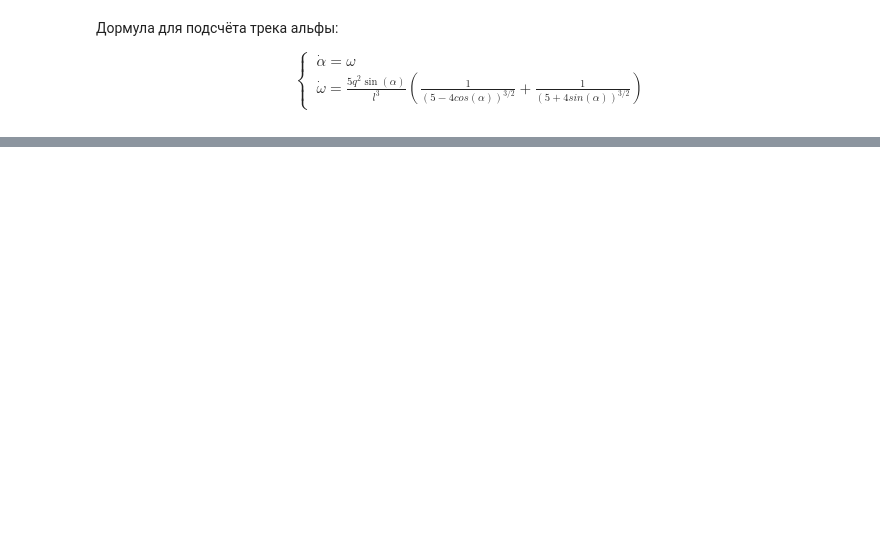
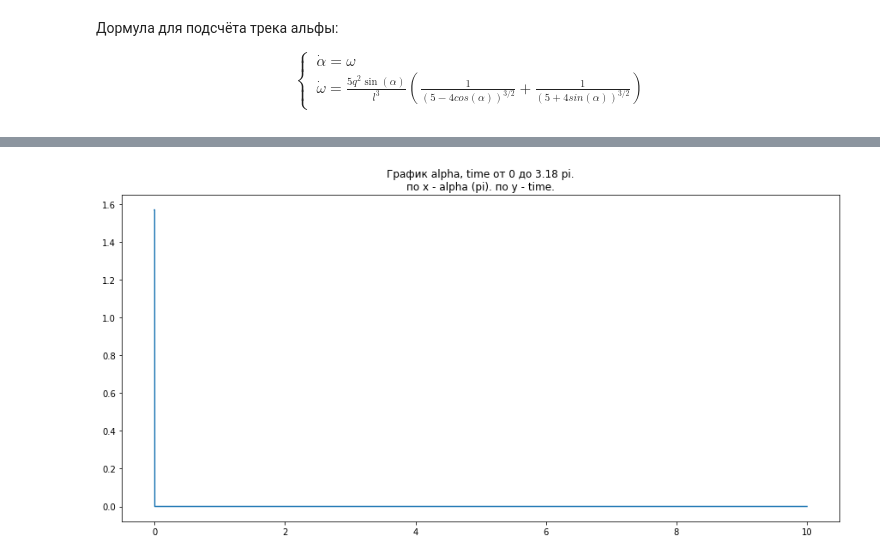
Before and after one commit to paantya/exoplanet-2017, a Jupyter notebook: el.ipynb, the cells around one changed output, grey strips where cells are left out. Saved outputs shown, nothing was run; the diff lists cells and outputs as text; code cells hidden in the pictures; blank space fills up the shorter version.

```diff
--- a/el.ipynb
+++ b/el.ipynb
@@ -81,0 +162,24 @@ Wall time: 2.06 s
+# %%
+%%time
+
+begin,end = 0,10.0
+
+t = linspace(begin,end, 10 ** 4)
+date0 = np.array([np.pi/2,
+               .0,
+               e-10,
+               e-12,
+               .0,
+               .0
+              ])
+
+q = 1.
+l = 1.
+
+result2 = odeint(fun_st, date0, t)
+
+plt.figure(figsize=(15,7))
+
+plt.title('График alpha, time от {} до {} pi.\nпо х - alpha (pi). по у - time.'.format(round(begin,2),round(end/np.pi,2)))
+plt.plot(t ,result2[:,0])
+# %% [output]
@@ -81,0 +187 @@ Wall time: 2.06 s
+[figure, added]
```
Also changed, not shown: parts of 8 cells of this notebook.
